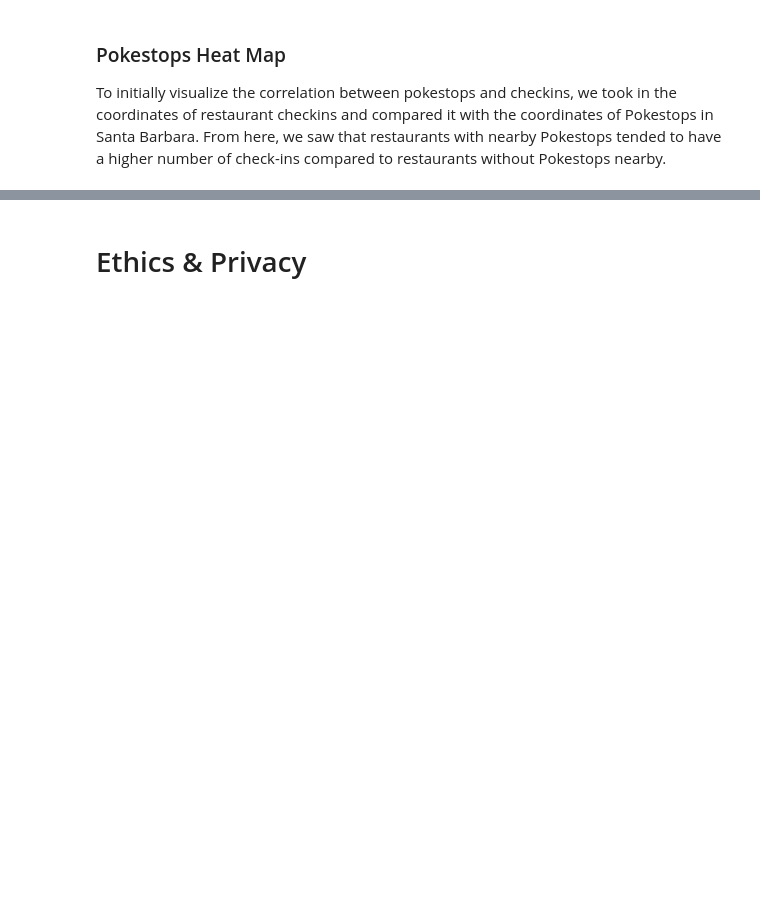
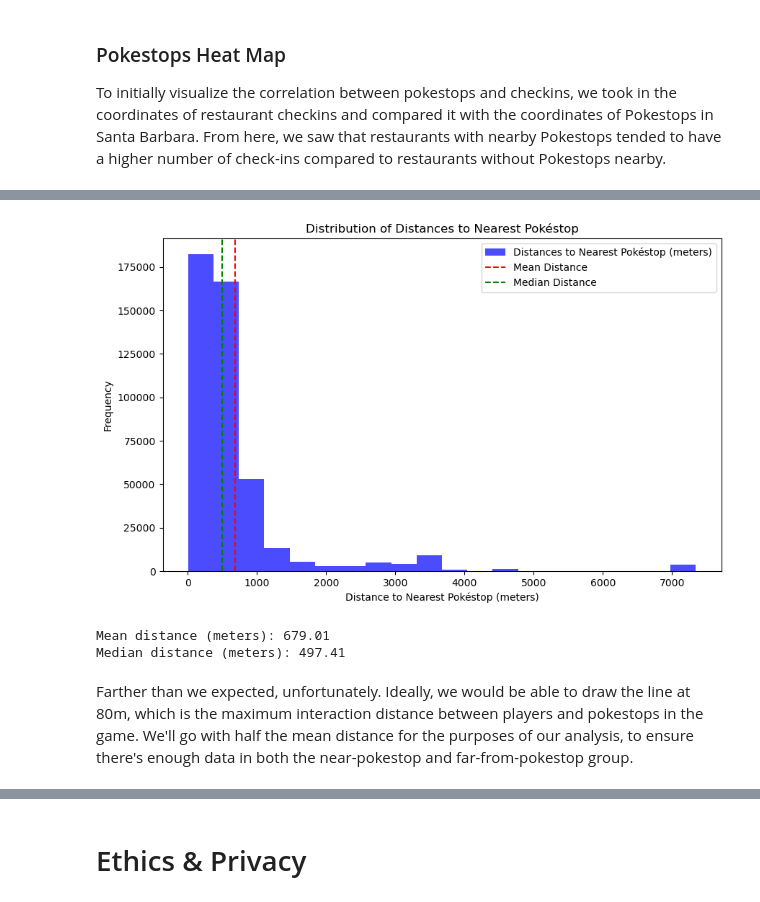
Before and after one commit to skvillamin/pokestops-analysis, a Jupyter notebook: FinalProject_Group128-FA24.ipynb, the cells around one changed output, grey strips where cells are left out. Saved outputs shown, nothing was run; the diff lists cells and outputs as text; code cells hidden in the pictures; blank space fills up the shorter version.

Commit message:
lets try this again

```diff
--- a/FinalProject_Group128-FA24.ipynb
+++ b/FinalProject_Group128-FA24.ipynb
@@ -224,0 +376,56 @@ Some more words and stuff.  Remember notebooks work best if you interleave the c
+# %%
+import pandas as pd
+import matplotlib.pyplot as plt
+import numpy as np
+from scipy.spatial import distance
+### to be technically more accurate should use geopy
+
+#collect pokestop coordinates to check restaurant coordinates against
+pokestops = zip(pokestop_sb['latitude'], pokestop_sb['longitude'])
+
+# Function to calculate nearest distances
+def calculate_nearest_distances(restaurants, pokestops):
+    # Convert zip object to a NumPy array for easier processing
+    pokestop_array = np.array(list(pokestops))
+    # Extract restaurant coordinates as a NumPy array
+    restaurant_array = restaurants[['latitude', 'longitude']].values
+
+    # Convert latitude and longitude distances to meters
+    mean_latitude = np.mean(restaurants['latitude'])
+    meters_per_degree_lat = 111000  # Latitude conversion factor
+    meters_per_degree_lon = meters_per_degree_lat * np.cos(np.radians(mean_latitude))  # Longitude conversion factor
+
+    # Scale coordinates for both restaurants and Pokéstops
+    restaurant_array[:, 0] *= meters_per_degree_lat
+    restaurant_array[:, 1] *= meters_per_degree_lon
+    pokestop_array[:, 0] *= meters_per_degree_lat
+    pokestop_array[:, 1] *= meters_per_degree_lon
+
+    # Calculate distances between restaurants and all Pokéstops
+    dists = distance.cdist(restaurant_array, pokestop_array, metric='euclidean')
+    # Find the minimum distance for each restaurant
+    return dists.min(axis=1)
+
+# Calculate nearest distances (in meters)
+nearest_distances_meters = calculate_nearest_distances(df, pokestops)
+
+# Plot the distribution
+plt.figure(figsize=(10, 6))
+plt.hist(nearest_distances_meters, bins=20, alpha=0.7, color='blue', label='Distances to Nearest Pokéstop (meters)')
+plt.axvline(x=np.mean(nearest_distances_meters), color='red', linestyle='--', label='Mean Distance')
+plt.axvline(x=np.median(nearest_distances_meters), color='green', linestyle='--', label='Median Distance')
+plt.xlabel('Distance to Nearest Pokéstop (meters)')
+plt.ylabel('Frequency')
+plt.title('Distribution of Distances to Nearest Pokéstop')
+plt.legend()
+plt.show()
+
+# Analyze threshold
+print(f"Mean distance (meters): {np.mean(nearest_distances_meters):.2f}")
+print(f"Median distance (meters): {np.median(nearest_distances_meters):.2f}")
+# %% [output]
+[figure, added]
+Mean distance (meters): 679.01
+Median distance (meters): 497.41
+# %% [markdown]
+Farther than we expected, unfortunately. Ideally, we would be able to draw the line at 80m, which is the maximum interaction distance between players and pokestops in the game. We'll go with half the mean distance for the purposes of our analysis, to ensure there's enough data in both the near-pokestop and far-from-pokestop group.
```
Also changed, not shown: parts of 36 cells of this notebook.
